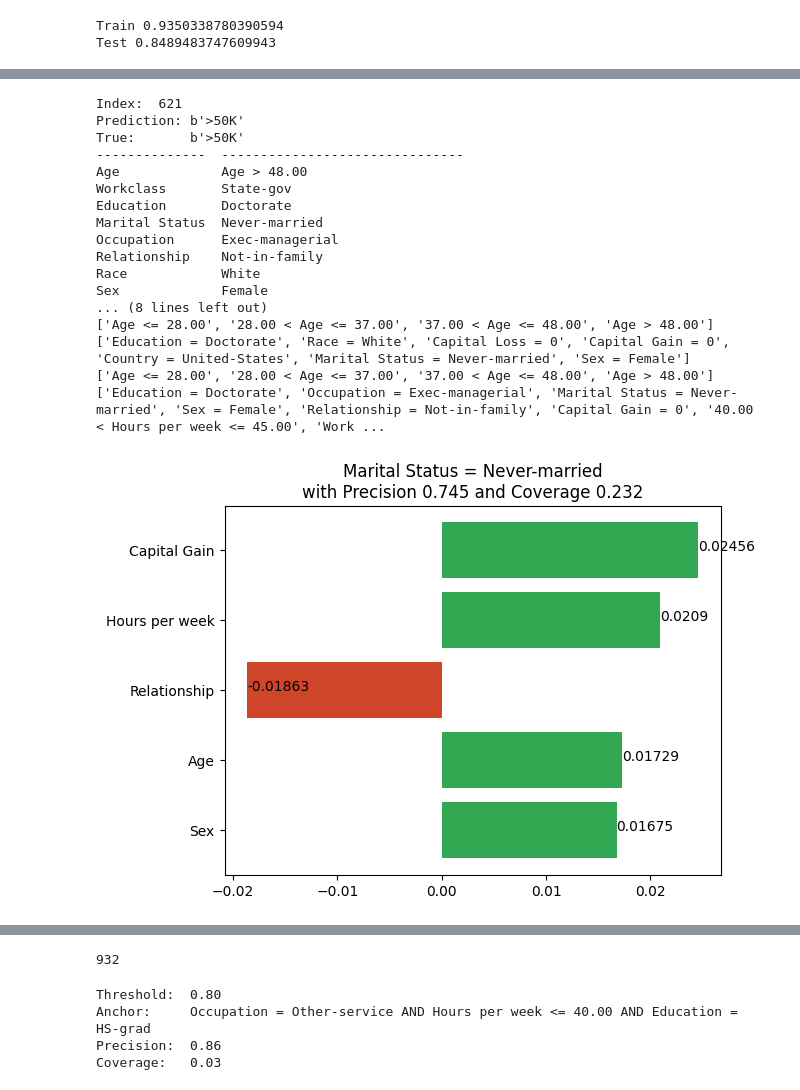
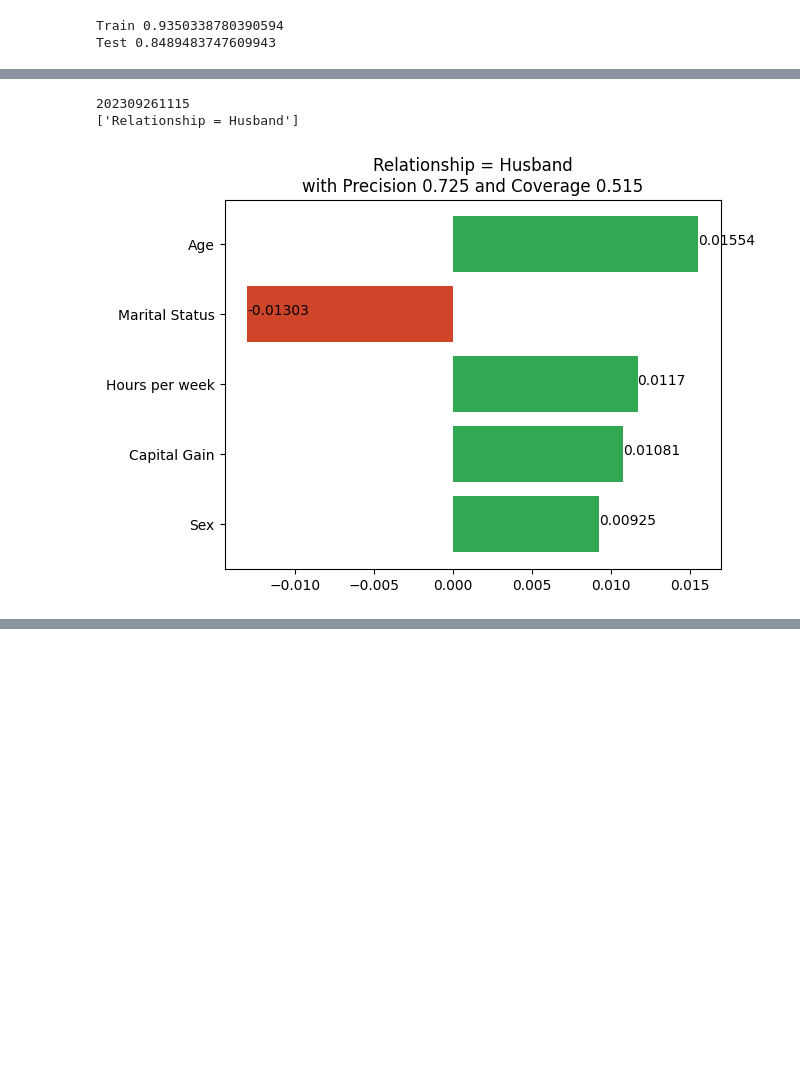
Before and after one commit to g-ohara/rlime, a Jupyter notebook: NewLIME.ipynb, the cells around one changed output, grey strips where cells are left out. Saved outputs shown, nothing was run; the diff lists cells and outputs as text; code cells hidden in the pictures; blank space fills up the shorter version.

```diff
--- a/NewLIME.ipynb
+++ b/NewLIME.ipynb
@@ -283,7 +211,7 @@ i = random.randint(10, dataset.test.shape[0])
 # adult
 # 730, 956, 1196, 1522
 # i = 1443 # --- Capital Gain = 2
-i = 932
+i = 0
 
 # recidivism
 # i = 266
@@ -317,29 +246,16 @@ plt.savefig(img_file, bbox_inches='tight')
 # %%
-i = random.randint(10, dataset.test.shape[0])
-# i = 932, 621
-i = 621
-trg, trg_label = get_trg_sample(i, dataset, dataset_name, dataset_folder)
+import importlib
+importlib.reload(my_anchor_base)
+importlib.reload(my_anchor_tabular)
 
-for t in [0.70, 0.80, 0.90]:
-    new_lime(trg, dataset, threshold=t)
-    img_file = 'img/%s/%05d-%03d.png' % (dataset_name, i, t * 100)
-    plt.savefig(img_file, bbox_inches='tight')
+t = 0.70
+new_lime(trg, dataset, threshold=t)
+
+# for t in [0.70, 0.80, 0.90]:
+#     new_lime(trg, dataset, threshold=t)
+#     img_file = 'img/%s/%05d-%03d.png' % (dataset_name, i, t * 100)
+#     plt.savefig(img_file, bbox_inches='tight')
 # %% [output]
-Index:  621
-Prediction: b'>50K'
-True:       b'>50K'
---------------  -------------------------------
-Age             Age > 48.00
-Workclass       State-gov
-Education       Doctorate
-Marital Status  Never-married
-Occupation      Exec-managerial
-Relationship    Not-in-family
-Race            White
-Sex             Female
-... (8 lines left out)
-['Age <= 28.00', '28.00 < Age <= 37.00', '37.00 < Age <= 48.00', 'Age > 48.00']
-['Education = Doctorate', 'Race = White', 'Capital Loss = 0', 'Capital Gain = 0', 'Country = United-States', 'Marital Status = Never-married', 'Sex = Female']
-['Age <= 28.00', '28.00 < Age <= 37.00', '37.00 < Age <= 48.00', 'Age > 48.00']
-['Education = Doctorate', 'Occupation = Exec-managerial', 'Marital Status = Never-married', 'Sex = Female', 'Relationship = Not-in-family', 'Capital Gain = 0', '40.00 < Hours per week <= 45.00', 'Work ...
+202309261115
+['Relationship = Husband']
-[figure, old version]
+[figure, new version]
@@ -348,11 +262,4 @@ Sex             Female
 # %%
 i
-# %% [output]
-932
 # %%
 anchor_original(trg, threshold=0.80)
-# %% [output]
-Threshold:  0.80
-Anchor:     Occupation = Other-service AND Hours per week <= 40.00 AND Education = HS-grad
-Precision:  0.86
-Coverage:   0.03
```
Also changed, not shown: parts of 8 cells of this notebook, 17 other files.
